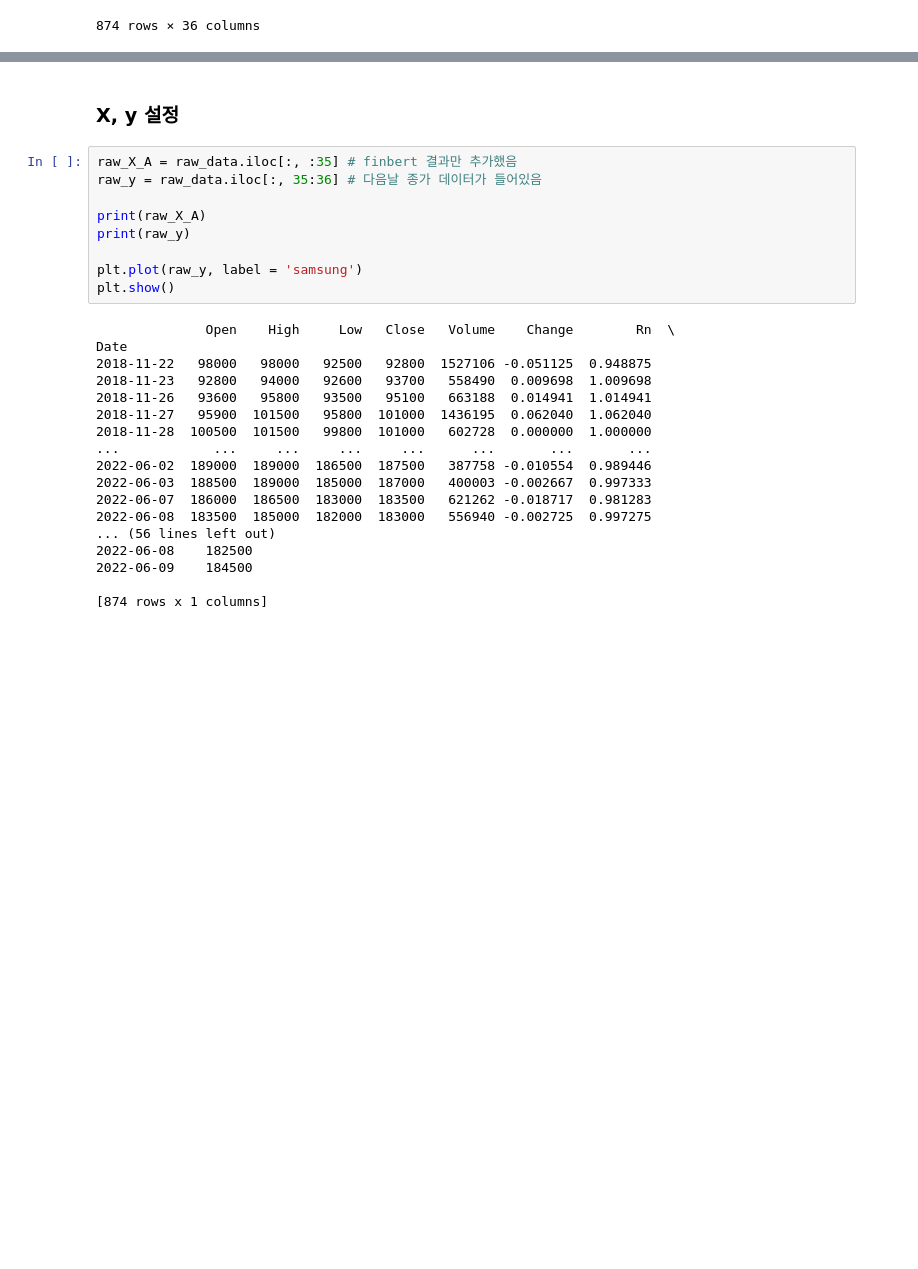
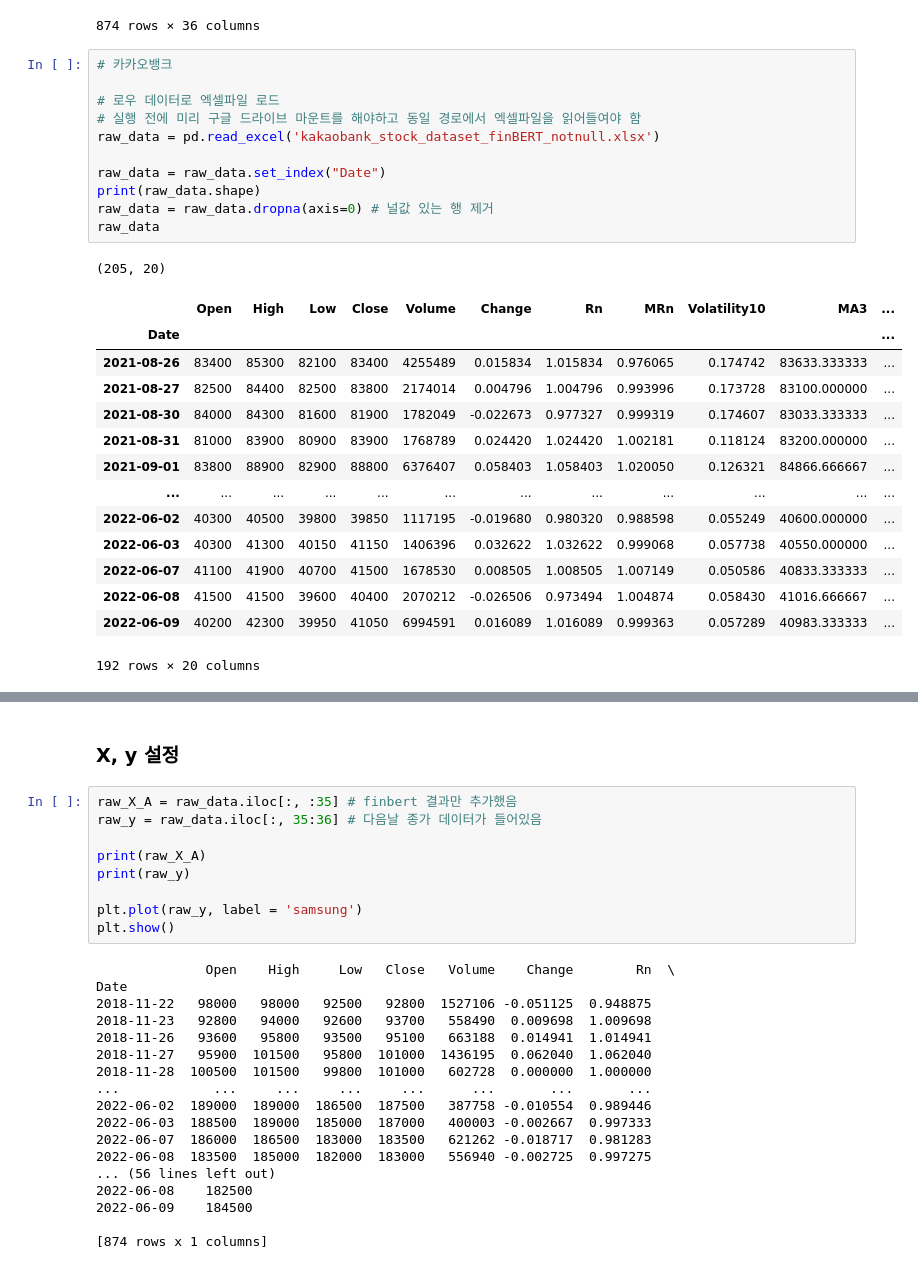
Before and after one commit to SNU-dataproject/kr-finbert, a Jupyter notebook: model/model_add_all.ipynb, the cells around one changed output, grey strips where cells are left out. Drawn from its saved outputs; the diff is of its cells as text; blank space fills up the shorter version.

```diff
--- a/model/model_add_all.ipynb
+++ b/model/model_add_all.ipynb
@@ -77,3 +78,30 @@ raw_data
 | 2022-06-08 | 183500 | 185000 | 182000 | 183000 | 556940 | -0.002725 | 0.997275 | 0.991964 | 0.032209 | 0.073756 | ... |
 | 2022-06-09 | 183000 | 183500 | 180500 | 182500 | 656175 | -0.002732 | 0.997268 | 0.991942 | 0.028988 | 0.073035 | ... |
 874 rows × 36 columns
+# %%
+# 카카오뱅크
+
+# 로우 데이터로 엑셀파일 로드
+# 실행 전에 미리 구글 드라이브 마운트를 해야하고 동일 경로에서 엑셀파일을 읽어들여야 함
+raw_data = pd.read_excel('kakaobank_stock_dataset_finBERT_notnull.xlsx')
+
+raw_data = raw_data.set_index("Date")
+print(raw_data.shape)
+raw_data = raw_data.dropna(axis=0) # 널값 있는 행 제거
+raw_data
+# %% [output]
+(205, 20)
+|  | Open | High | Low | Close | Volume | Change | Rn | MRn | Volatility10 | MA3 | ... |
+| Date |  |  |  |  |  |  |  |  |  |  | ... |
+| 2021-08-26 | 83400 | 85300 | 82100 | 83400 | 4255489 | 0.015834 | 1.015834 | 0.976065 | 0.174742 | 83633.333333 | ... |
+| 2021-08-27 | 82500 | 84400 | 82500 | 83800 | 2174014 | 0.004796 | 1.004796 | 0.993996 | 0.173728 | 83100.000000 | ... |
+| 2021-08-30 | 84000 | 84300 | 81600 | 81900 | 1782049 | -0.022673 | 0.977327 | 0.999319 | 0.174607 | 83033.333333 | ... |
+| 2021-08-31 | 81000 | 83900 | 80900 | 83900 | 1768789 | 0.024420 | 1.024420 | 1.002181 | 0.118124 | 83200.000000 | ... |
+| 2021-09-01 | 83800 | 88900 | 82900 | 88800 | 6376407 | 0.058403 | 1.058403 | 1.020050 | 0.126321 | 84866.666667 | ... |
+| ... | ... | ... | ... | ... | ... | ... | ... | ... | ... | ... | ... |
+| 2022-06-02 | 40300 | 40500 | 39800 | 39850 | 1117195 | -0.019680 | 0.980320 | 0.988598 | 0.055249 | 40600.000000 | ... |
+| 2022-06-03 | 40300 | 41300 | 40150 | 41150 | 1406396 | 0.032622 | 1.032622 | 0.999068 | 0.057738 | 40550.000000 | ... |
+| 2022-06-07 | 41100 | 41900 | 40700 | 41500 | 1678530 | 0.008505 | 1.008505 | 1.007149 | 0.050586 | 40833.333333 | ... |
+| 2022-06-08 | 41500 | 41500 | 39600 | 40400 | 2070212 | -0.026506 | 0.973494 | 1.004874 | 0.058430 | 41016.666667 | ... |
+| 2022-06-09 | 40200 | 42300 | 39950 | 41050 | 6994591 | 0.016089 | 1.016089 | 0.999363 | 0.057289 | 40983.333333 | ... |
+192 rows × 20 columns
```
Also changed, not shown: parts of 8 cells of this notebook, 4 other files.
